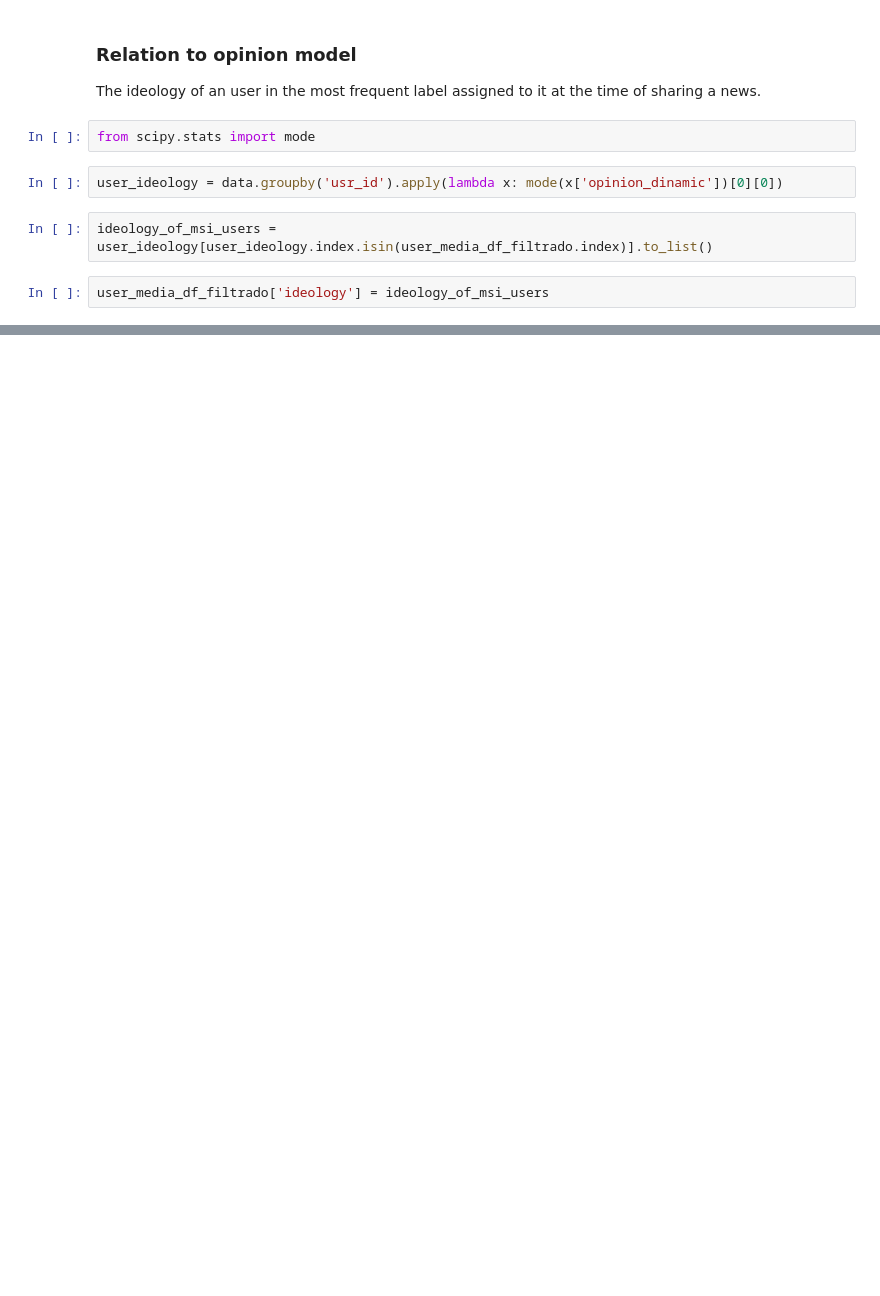
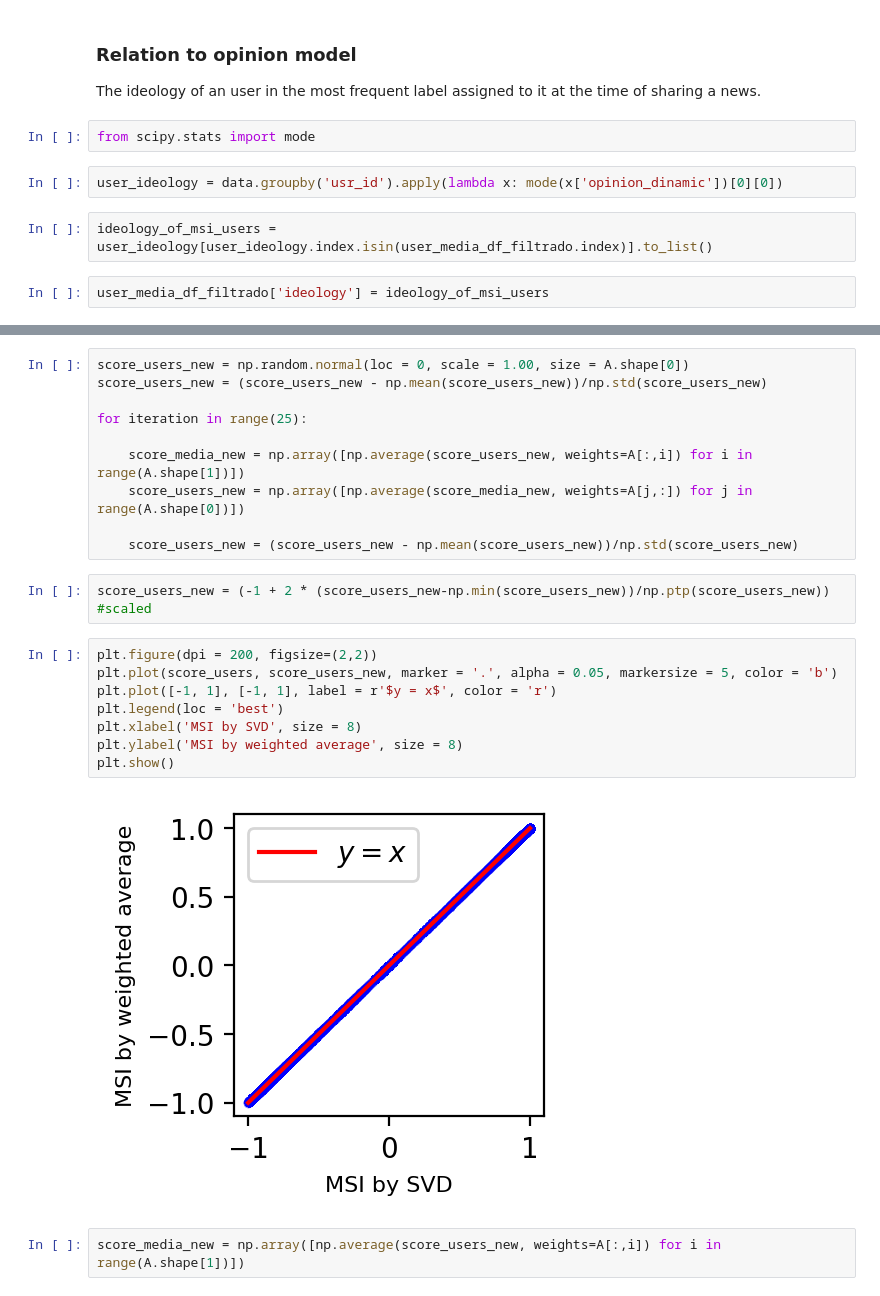
Before and after one commit to spinto88/MediaSharingIndex, a Jupyter notebook: MediaShareIndex_ppal_media.ipynb, the cells around one changed output, grey strips where cells are left out. Cells and saved outputs as stored; diff of their text form; blank space fills up the shorter version.

```diff
--- a/MediaShareIndex_ppal_media.ipynb
+++ b/MediaShareIndex_ppal_media.ipynb
@@ -209,0 +195,24 @@ plt.show()
+# %%
+score_users_new = np.random.normal(loc = 0, scale = 1.00, size = A.shape[0])
+score_users_new = (score_users_new - np.mean(score_users_new))/np.std(score_users_new)
+
+for iteration in range(25):
+
+    score_media_new = np.array([np.average(score_users_new, weights=A[:,i]) for i in range(A.shape[1])])
+    score_users_new = np.array([np.average(score_media_new, weights=A[j,:]) for j in range(A.shape[0])])
+
+    score_users_new = (score_users_new - np.mean(score_users_new))/np.std(score_users_new)
+# %%
+score_users_new = (-1 + 2 * (score_users_new-np.min(score_users_new))/np.ptp(score_users_new)) #scaled
+# %%
+plt.figure(dpi = 200, figsize=(2,2))
+plt.plot(score_users, score_users_new, marker = '.', alpha = 0.05, markersize = 5, color = 'b')
+plt.plot([-1, 1], [-1, 1], label = r'$y = x$', color = 'r')
+plt.legend(loc = 'best')
+plt.xlabel('MSI by SVD', size = 8)
+plt.ylabel('MSI by weighted average', size = 8)
+plt.show()
+# %% [output]
+[figure, added]
+# %%
+score_media_new = np.array([np.average(score_users_new, weights=A[:,i]) for i in range(A.shape[1])])
```
Also changed, not shown: parts of 22 cells of this notebook, 2 other files.
